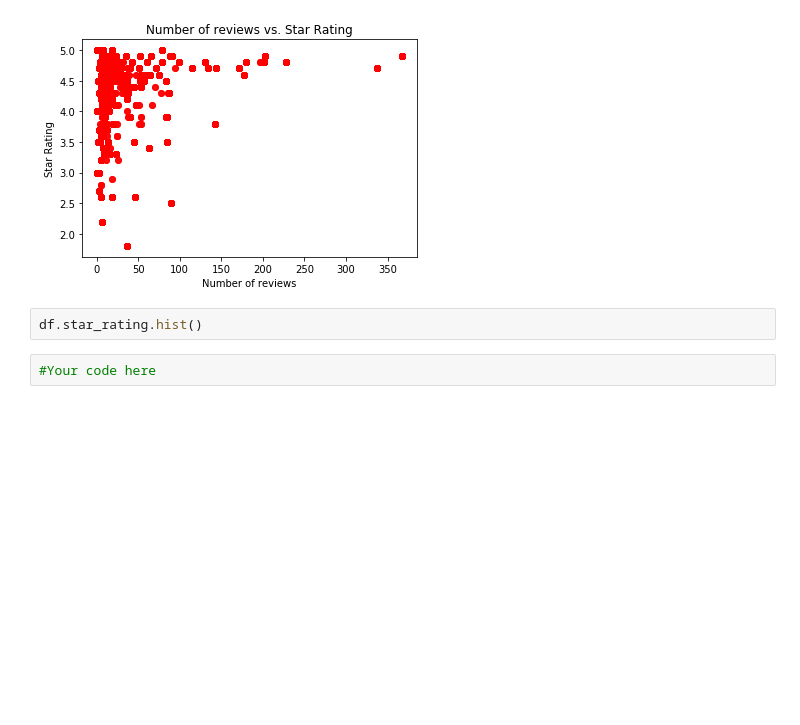
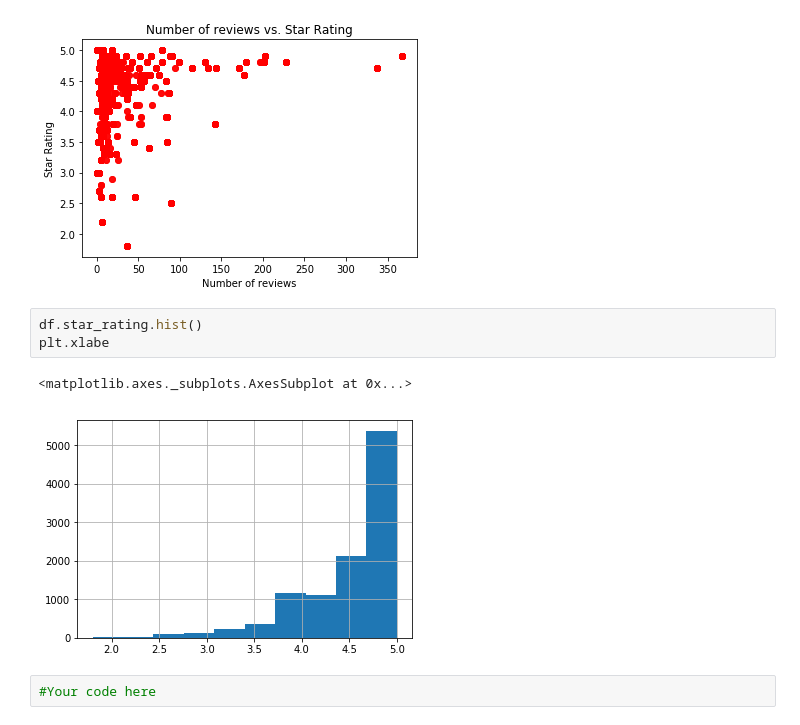
Before and after one commit to kylegwlawrence/dsc-1-01-08-your-first-data-science-project-lab-online-ds-sp-000, a Jupyter notebook: index.ipynb, the cells around one changed output. Cells and saved outputs as stored; diff of their text form; blank space fills up the shorter version.

```diff
--- a/index.ipynb
+++ b/index.ipynb
@@ -386,5 +386,9 @@ Text(0, 0.5, 'Star Rating')
 [figure]
 # %%
 df.star_rating.hist()
+plt.xlabe
+# %% [output]
+<matplotlib.axes._subplots.AxesSubplot at 0x...>
+[figure, added]
 # %%
 #Your code here
```
